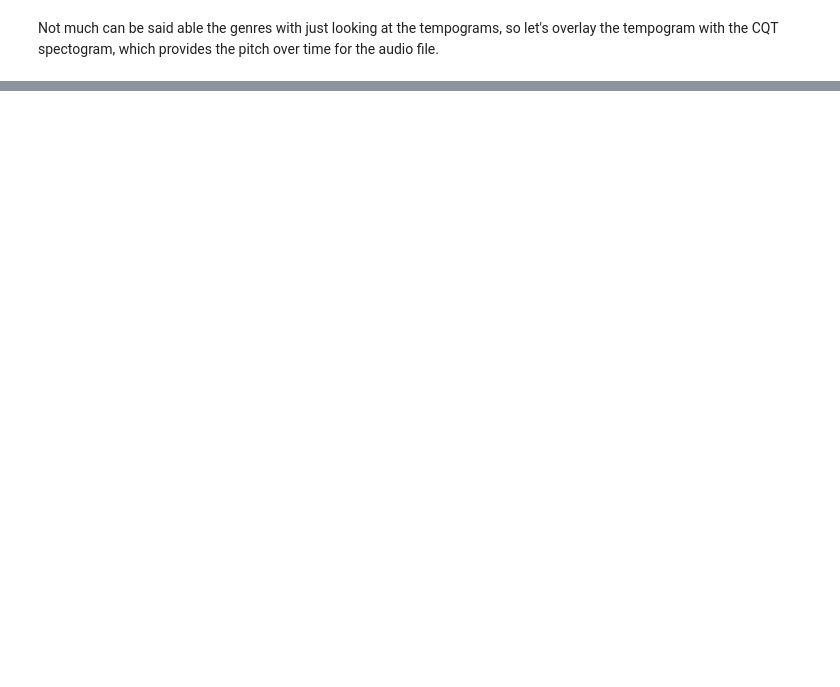
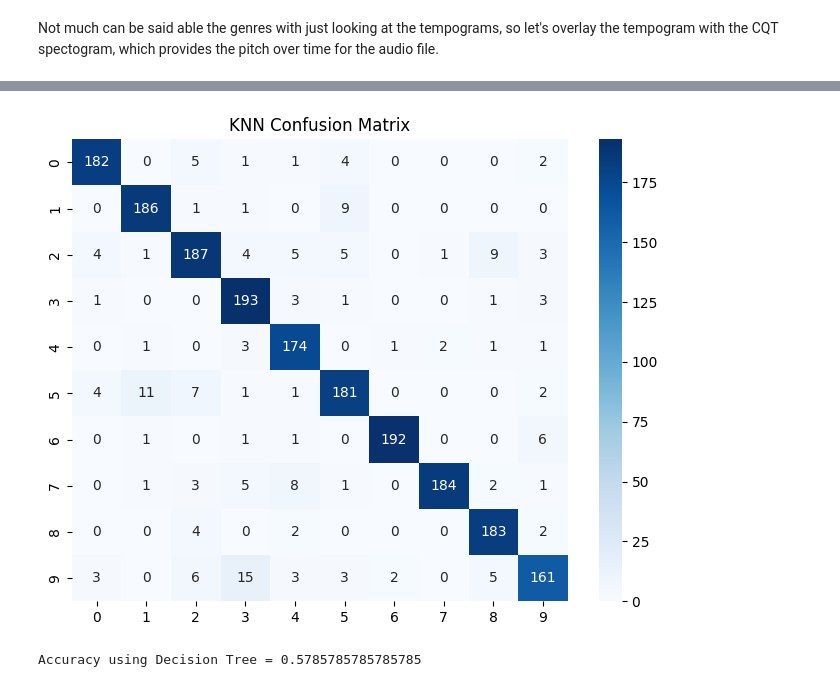
Before and after one commit to crgoku7/MusicGenreClassification, a Jupyter notebook: music_classification.ipynb, the cells around one changed output, grey strips where cells are left out. Cells and saved outputs as stored; diff of their text form; code cells hidden in the pictures; blank space fills up the shorter version.

```diff
--- a/music_classification.ipynb
+++ b/music_classification.ipynb
@@ -205,5 +329,5 @@ Y
 # %%
-scaler = preprocessing.MinMaxScaler()
+scaler = MinMaxScaler()
 scaled_data = scaler.fit_transform(X)
 # %%
 columns = X.columns
@@ -292,9 +443,11 @@ Best cross-validation score for KNN: 0.897649031270326"""
 # Training KNN with the best parameters
 knn_best = KNeighborsClassifier(**knn_grid.best_params_)
 knn_best.fit(X_train, y_train)
-y_pred_knn = knn_best.predict(X_test)
+y_pred_knn_test = knn_best.predict(X_test)
+y_pred_knn_train = knn_best.predict(X_train)
 
 # Evaluation
-knn_accuracy = accuracy_score(y_test, y_pred_knn)
-knn_report = classification_report(y_test, y_pred_knn, output_dict=True)
-print("KNN Accuracy:", knn_accuracy)
+knn_accuracy_test = accuracy_score(y_test, y_pred_knn_test)
+knn_accuracy_train = accuracy_score(y_train, y_pred_knn_train)
+knn_report = classification_report(y_test, y_pred_knn_test, output_dict=True)
+print("Accuracy using KNN =", knn_accuracy_test)
@@ -310,9 +467,11 @@ plt.show()
 # %%
 # Confusion Matrix Visualization
 plt.figure(figsize=(8, 6))
-sns.heatmap(confusion_matrix(y_test, y_pred_knn), annot=True, fmt='d', cmap='Blues')
+sns.heatmap(confusion_matrix(y_test, y_pred_knn_test), annot=True, fmt='d', cmap='Blues')
 plt.title('KNN Confusion Matrix')
 plt.show()
+# %% [output]
+[figure, added]
 # %%
 # Setting up the parameter grid for Decision Trees
 
@@ -341,12 +500,16 @@ Best cross-validation score for Decision Tree: 0.5446695016675785"""
 # Training Decision Tree with the best parameters
 dt_best = DecisionTreeClassifier(**dt_grid.best_params_, random_state=42)
 dt_best.fit(X_train, y_train)
-y_pred_dt = dt_best.predict(X_test)
+y_pred_dt_test = dt_best.predict(X_test)
+y_pred_dt_train = dt_best.predict(X_train)
 
 # Evaluation
-dt_accuracy = accuracy_score(y_test, y_pred_dt)
-dt_report = classification_report(y_test, y_pred_dt, output_dict=True)
-print("Decision Tree Accuracy:", dt_accuracy)
+dt_accuracy_test = accuracy_score(y_test, y_pred_dt_test)
+dt_accuracy_train = accuracy_score(y_train, y_pred_dt_train)
+dt_report = classification_report(y_test, y_pred_dt_test, output_dict=True)
+print("Accuracy using Decision Tree =", dt_accuracy_test)
+# %% [output]
+Accuracy using Decision Tree = 0.5785785785785785
 # %%
 # Transform classification report into DataFrame
 dt_report_df = pd.DataFrame(dt_report).transpose()
```
Also changed, not shown: parts of 46 cells of this notebook.
